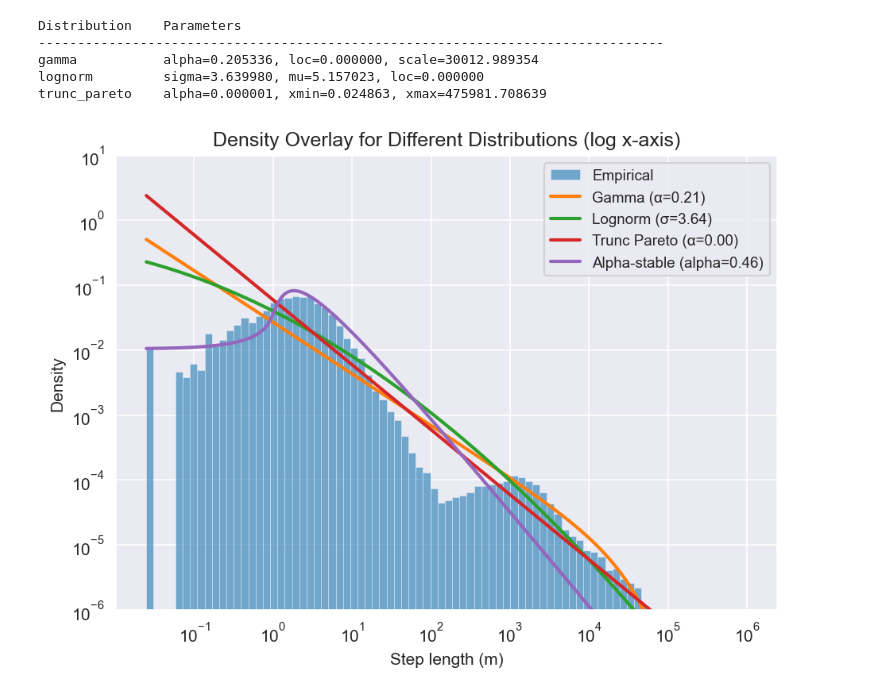
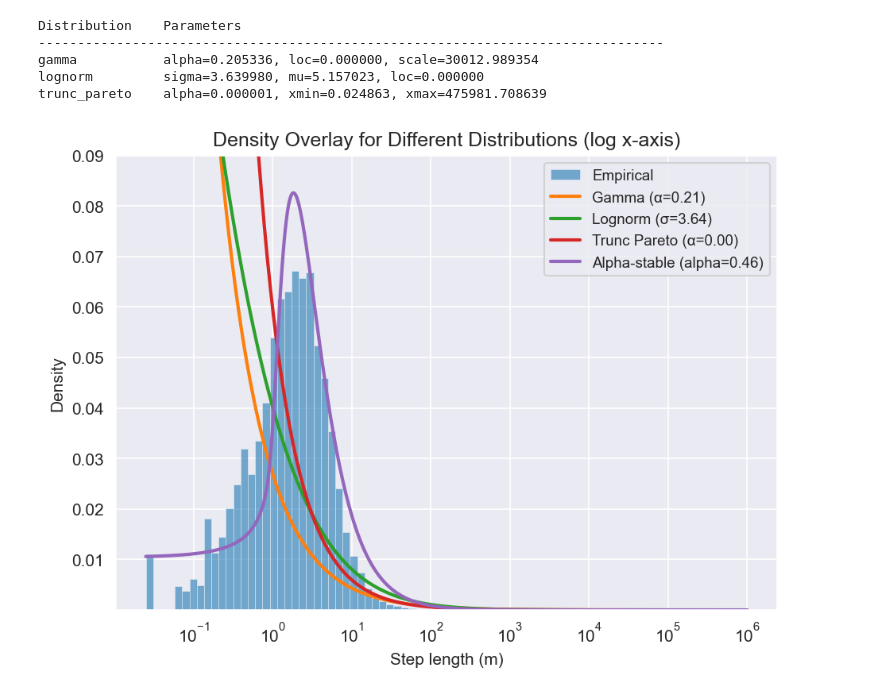
Before and after one commit to JulianSKYOO/PWR_Stochastic_Process, a Jupyter notebook: 02_Levy_Flight_Fitting_Mateusz.ipynb, the cells around one changed output. Cells and saved outputs as stored; diff of their text form; code cells hidden in the pictures.

```diff
--- a/02_Levy_Flight_Fitting_Mateusz.ipynb
+++ b/02_Levy_Flight_Fitting_Mateusz.ipynb
@@ -528,33 +610,33 @@ ax.hist(step_vals, bins=bins, density=True, alpha=0.6, edgecolor="white", linewi
 
 x_grid = np.logspace(np.log10(step_vals.min()), np.log10(1e6), 600)
 
 p = params_dict["gamma"]
 ax.plot(x_grid, gamma.pdf(x_grid, p["alpha"], loc=p["loc"], scale=p["scale"]), linewidth=2,
         label=f"Gamma (α={p['alpha']:.2f})")
 
 p = params_dict["lognorm"]
 ax.plot(x_grid, lognorm.pdf(x_grid, p["sigma"], loc=p["loc"], scale=np.exp(p["mu"])), linewidth=2, label=f"Lognorm (σ={p['sigma']:.2f})")
 
 p = params_dict["trunc_pareto"]
 alpha, xmin, xmax = p["alpha"], p["xmin"], p["xmax"]
 C = (alpha * xmin**alpha) / (1 - (xmin / xmax)**alpha)
 ax.plot(x_grid, C * x_grid**(-alpha - 1), linewidth=2, label=f"Trunc Pareto (α={alpha:.2f})")
 
 pdf_stable = levy_stable.pdf(x_grid, alpha_fit, beta_fit, loc=mu_fit, scale=sigma_fit)
 ax.plot(x_grid, pdf_stable, linewidth=2,
         label=f"Alpha-stable (alpha={alpha_fit:.2f})")
 
 ax.set_xscale("log")
-ax.set_yscale("log")
-ax.set_ylim(1e-6, 10)
+#ax.set_yscale("log")
+ax.set_ylim(1e-6, 0.09)
 ax.set_xlabel("Step length (m)")
 ax.set_ylabel("Density")
 ax.set_title("Density Overlay for Different Distributions (log x-axis)")
 ax.legend(fontsize=9)
 
 
 
 plt.tight_layout()
 plt.show()
 # %% [output]
-[figure, old version]
+[figure, new version]
```
Also changed, not shown: parts of 5 cells of this notebook, 2 other files.
